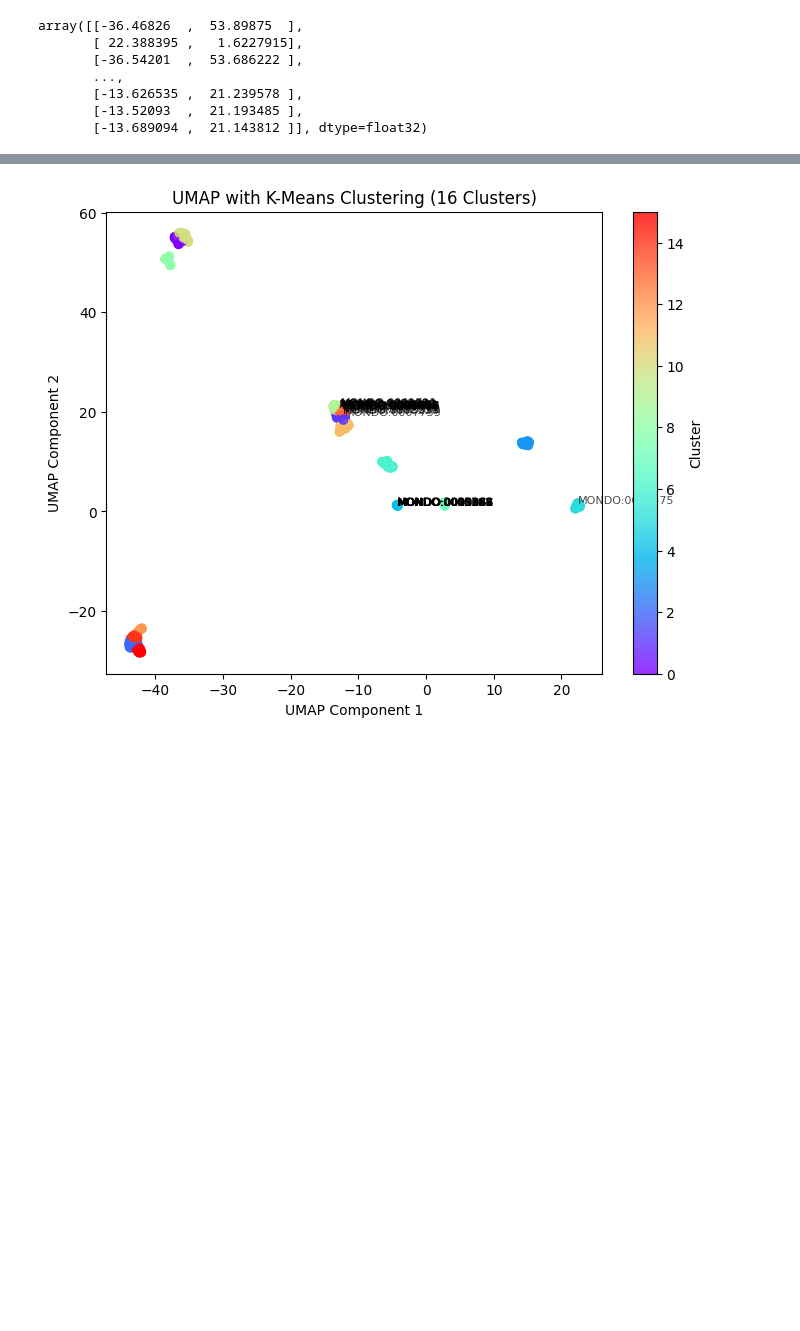
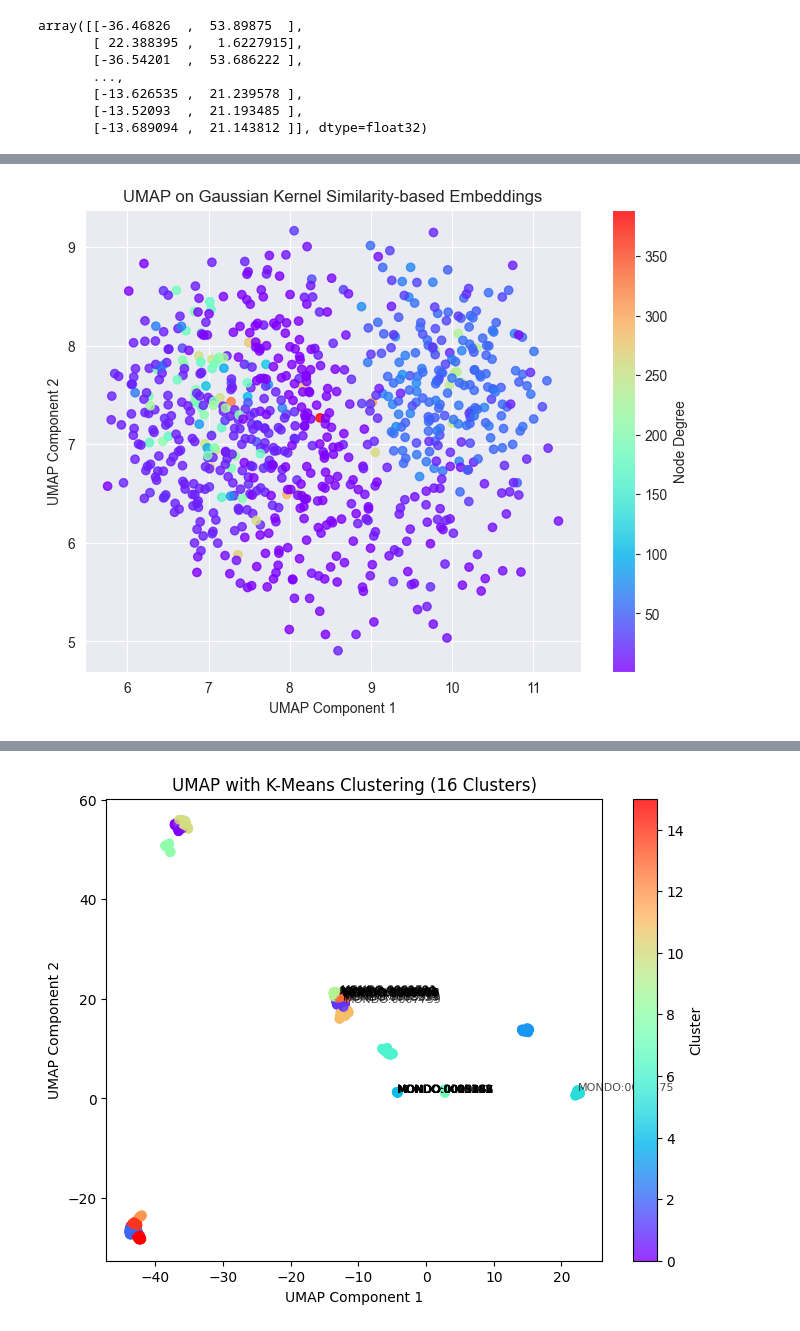
Before and after one commit to lucyzhang95/Network_Analysis, a Jupyter notebook: graph_network_analysis.ipynb, the cells around one changed output, grey strips where cells are left out. Cells and saved outputs as stored; diff of their text form; code cells hidden in the pictures; blank space fills up the shorter version.

```diff
--- a/graph_network_analysis.ipynb
+++ b/graph_network_analysis.ipynb
@@ -1213,0 +1244,22 @@ plt.show()
+# %%
+# compute pairwise Euclidean distances between interaction profiles
+dist_matrix = euclidean_distances(adjM)
+
+# compute Gaussian Kernel Similarity
+sigma = np.mean(dist_matrix)  # sigma as mean distance
+gamma = 1 / (2 * sigma ** 2)
+GIP_similarity = np.exp(-gamma * dist_matrix)
+
+# apply UMAP on GIP similarity matrix
+reducer = umap.UMAP(n_components=2, metric="precomputed", random_state=42)
+umap_embeddings = reducer.fit_transform(GIP_similarity)
+# %%
+plt.figure(figsize=(8, 6))
+plt.scatter(umap_embeddings[:, 0], umap_embeddings[:, 1], c=[G.degree[node] for node in G.nodes()], cmap="rainbow", alpha=0.8)
+plt.colorbar(label="Node Degree")
+plt.xlabel("UMAP Component 1")
+plt.ylabel("UMAP Component 2")
+plt.title("UMAP on Gaussian Kernel Similarity-based Embeddings")
+plt.show()
+# %% [output]
+[figure, added]
```
Also changed, not shown: parts of 15 cells of this notebook.
